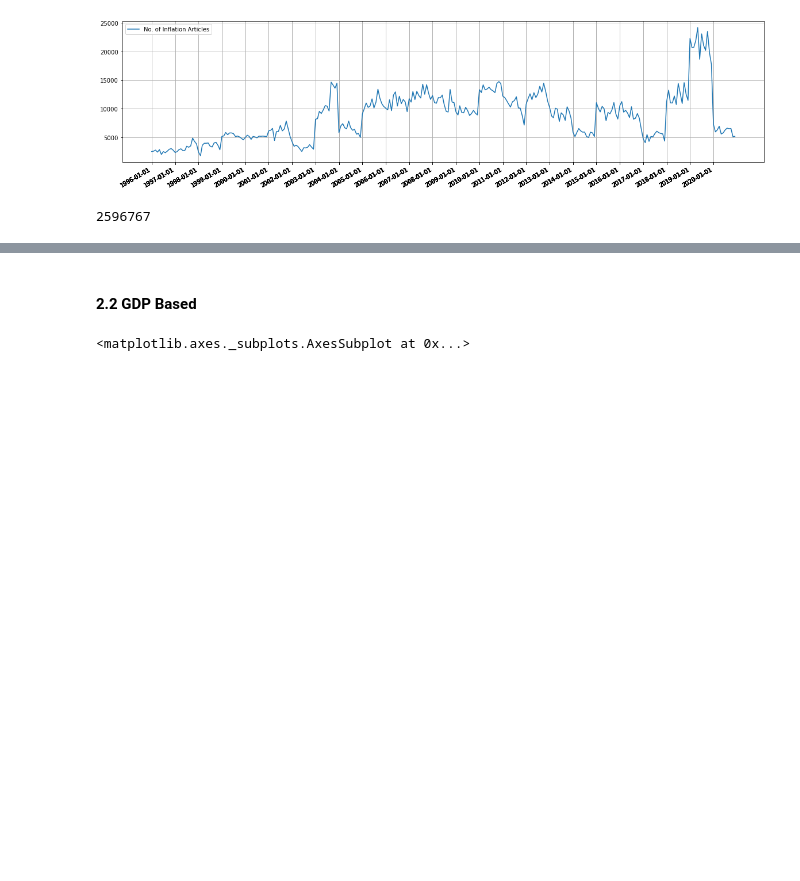
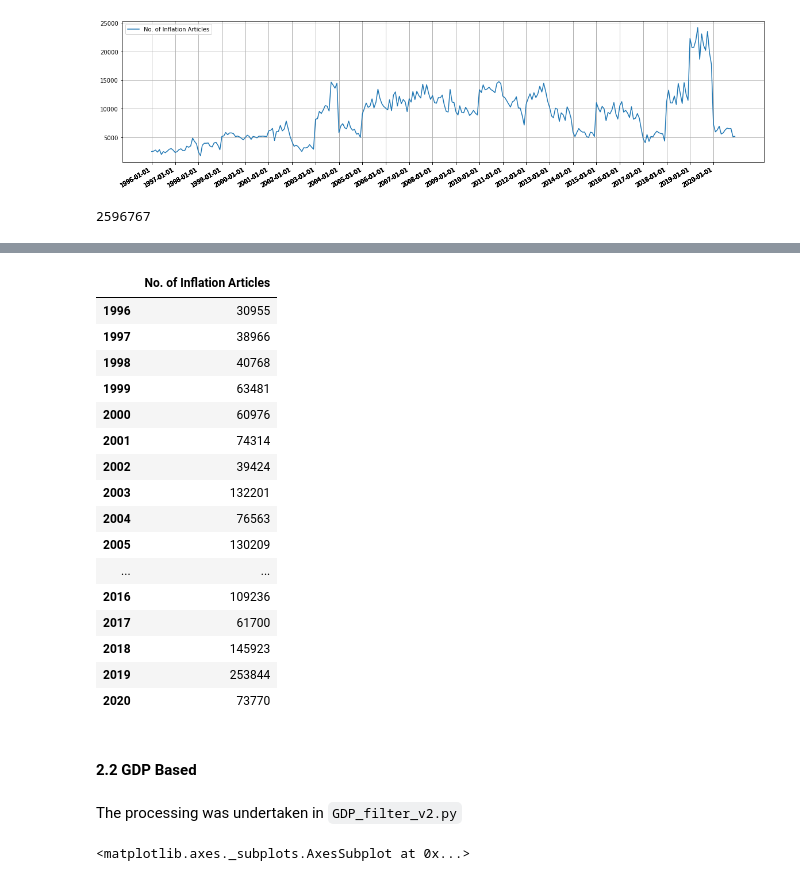
Before and after one commit to mehasadasivam/NLP, a Jupyter notebook: Master Notebook.ipynb, the cells around one changed output, grey strips where cells are left out. Cells and saved outputs as stored; diff of their text form; code cells hidden in the pictures; blank space fills up the shorter version.

```diff
--- a/Master Notebook.ipynb
+++ b/Master Notebook.ipynb
@@ -169,5 +140,27 @@ pd.read_csv(TEMP_PATH + '/inflation_words.csv')
+# %%
+article_count.groupby(article_count.index.year).sum()
+# %% [output]
+|  | No. of Inflation Articles |
+| 1996 | 30955 |
+| 1997 | 38966 |
+| 1998 | 40768 |
+| 1999 | 63481 |
+| 2000 | 60976 |
+| 2001 | 74314 |
+| 2002 | 39424 |
+| 2003 | 132201 |
+| 2004 | 76563 |
+| 2005 | 130209 |
+| ... | ... |
+| 2016 | 109236 |
+| 2017 | 61700 |
+| 2018 | 145923 |
+| 2019 | 253844 |
+| 2020 | 73770 |
 # %% [markdown]
 #### 2.2 GDP Based
+# %% [markdown]
+The processing was undertaken in `GDP_filter_v2.py`
 # %%
 # Looking at the number of articles over the years
 infl_files = glob.glob(TEMP_PATH + '/GDP/GDP_Articles_v2_*.json')
```
Also changed, not shown: parts of 5 cells of this notebook, 10 other files.
